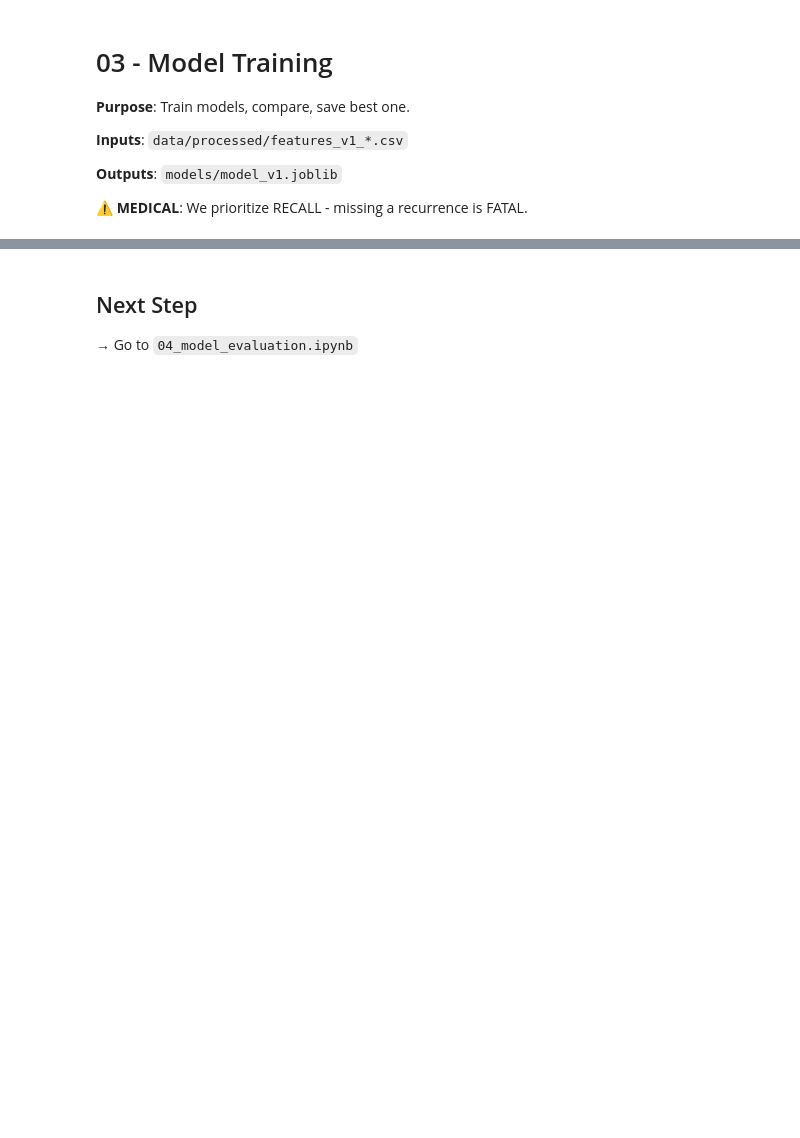
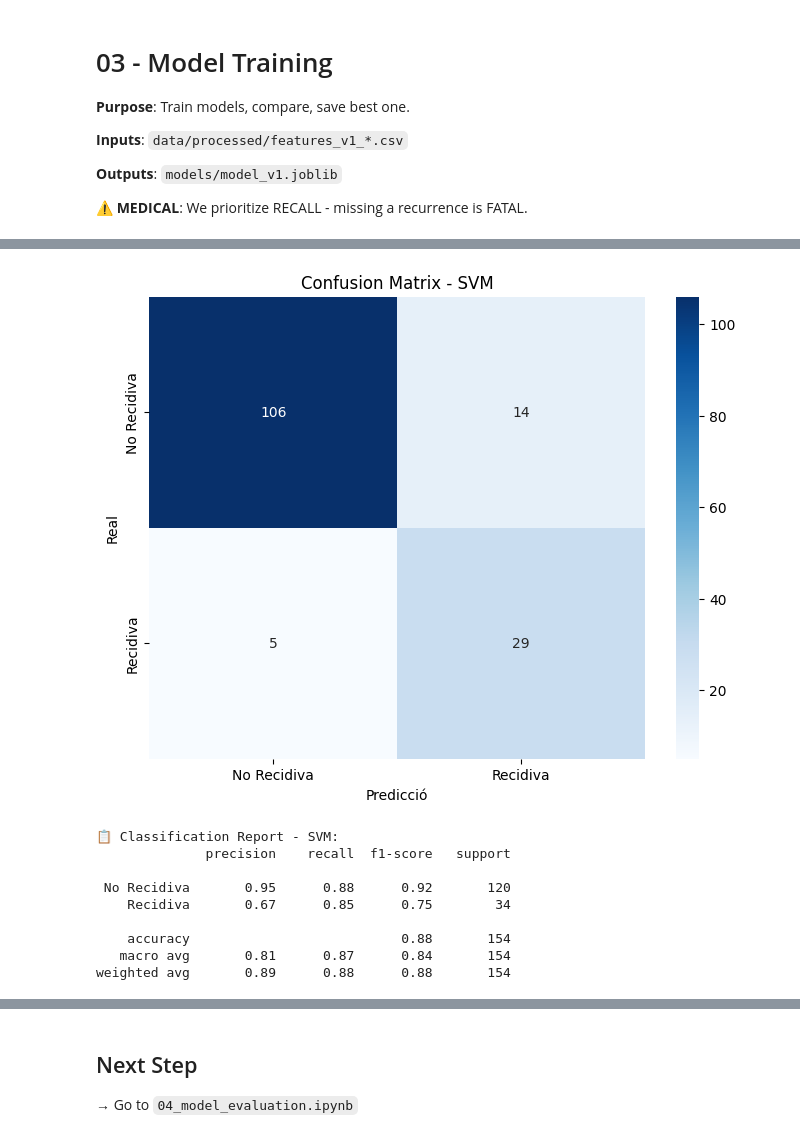
Before and after one commit to joelmarquez05/bitsXlamarato-2025-endorisk, a Jupyter notebook: notebooks/03_model_training.ipynb, the cells around one changed output, grey strips where cells are left out. Saved outputs shown, nothing was run; the diff lists cells and outputs as text; code cells hidden in the pictures; blank space fills up the shorter version.

```diff
--- a/notebooks/03_model_training.ipynb
+++ b/notebooks/03_model_training.ipynb
@@ -336,0 +444,46 @@ if importances is not None:
+# %%
+# Reentrenem el millor model per mostrar la CM
+best_model = models[best_model_name]
+
+# Prediccions finals amb LOOCV (ja calculades)
+y_pred_best = []
+for train_idx, test_idx in loo.split(X_scaled):
+    X_train, X_test = X_scaled.iloc[train_idx], X_scaled.iloc[test_idx]
+    y_train, y_test = y.iloc[train_idx], y.iloc[test_idx]
+
+    smote = SMOTE(random_state=RANDOM_STATE, k_neighbors=min(5, (y_train == 1).sum() - 1))
+    try:
+        X_train_res, y_train_res = smote.fit_resample(X_train, y_train)
+    except ValueError:
+        X_train_res, y_train_res = X_train, y_train
+
+    best_model.fit(X_train_res, y_train_res)
+    y_pred_best.append(best_model.predict(X_test)[0])
+
+y_pred_best = np.array(y_pred_best)
+
+# Confusion Matrix
+cm = confusion_matrix(y, y_pred_best)
+plt.figure(figsize=(8, 6))
+sns.heatmap(cm, annot=True, fmt='d', cmap='Blues',
+            xticklabels=['No Recidiva', 'Recidiva'],
+            yticklabels=['No Recidiva', 'Recidiva'])
+plt.xlabel('Predicció')
+plt.ylabel('Real')
+plt.title(f'Confusion Matrix - {best_model_name}')
+plt.show()
+
+# Classification Report
+print(f"\n📋 Classification Report - {best_model_name}:")
+print(classification_report(y, y_pred_best, target_names=['No Recidiva', 'Recidiva']))
+# %% [output]
+[figure, added]
+📋 Classification Report - SVM:
+              precision    recall  f1-score   support
+
+ No Recidiva       0.95      0.88      0.92       120
+    Recidiva       0.67      0.85      0.75        34
+
+    accuracy                           0.88       154
+   macro avg       0.81      0.87      0.84       154
+weighted avg       0.89      0.88      0.88       154
```
Also changed, not shown: parts of 22 cells of this notebook, 4 other files.
